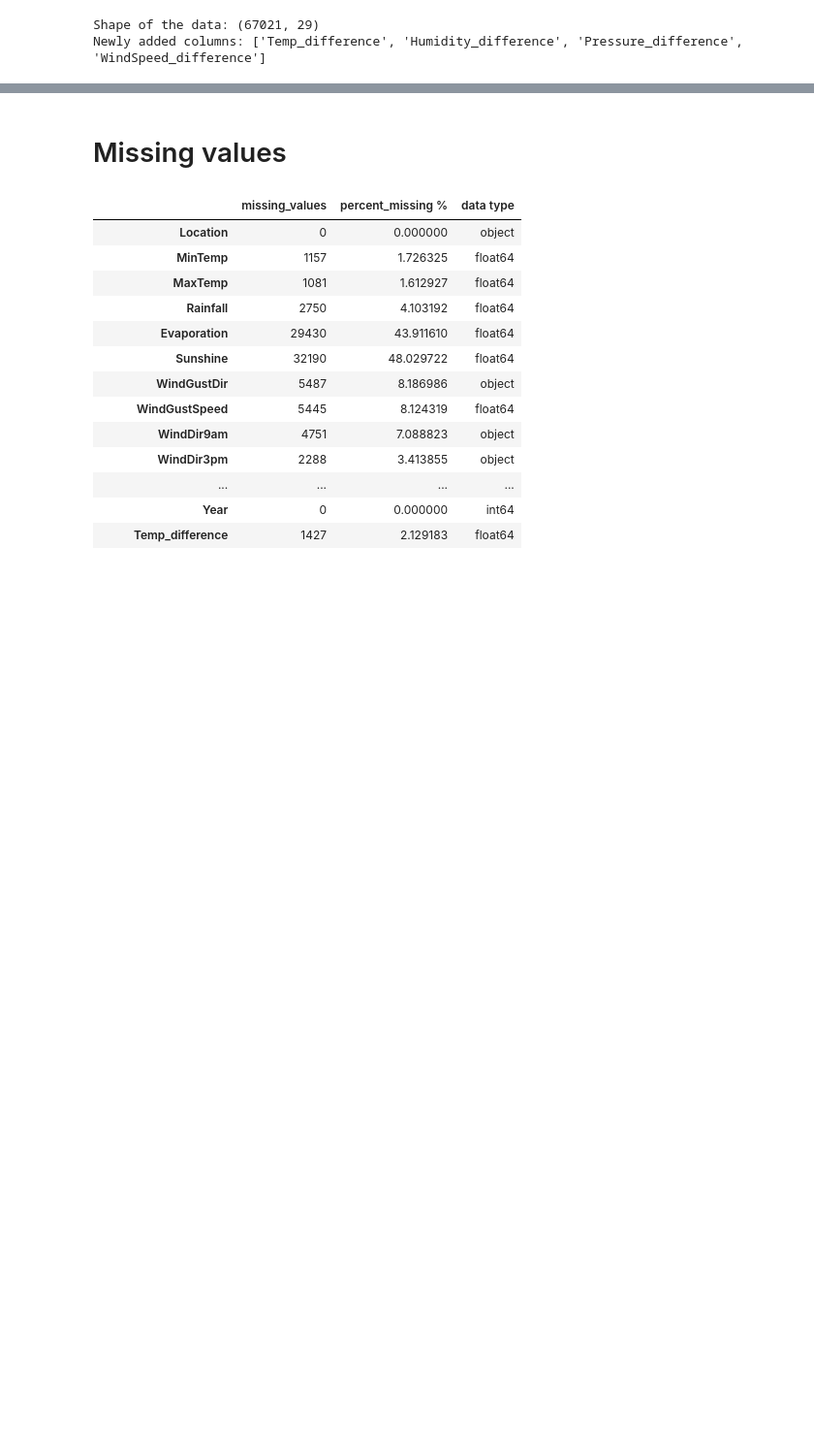
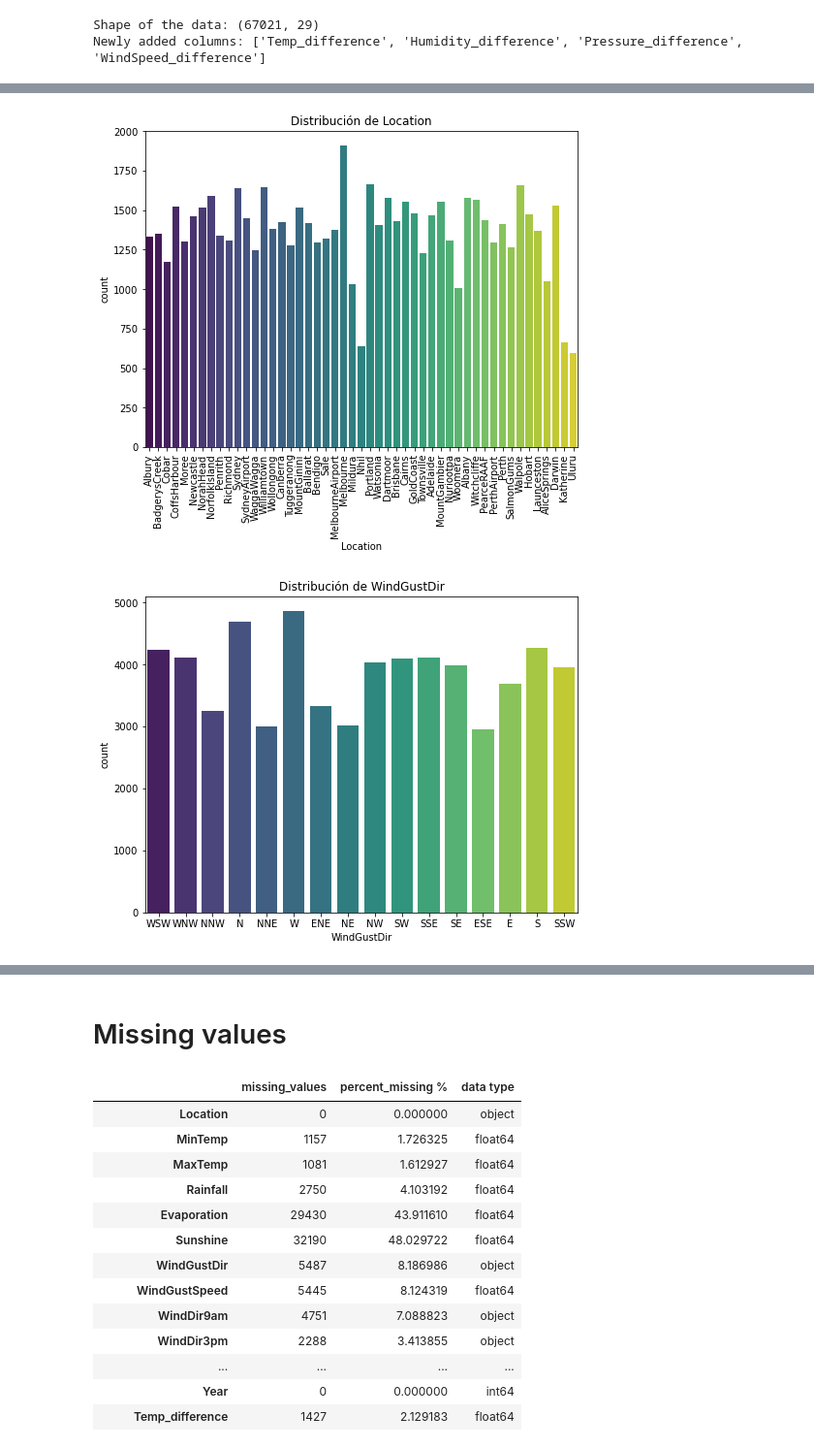
Before and after one commit to rogerbaiges/MLP-Model-Improvement-Project, a Jupyter notebook: src/MLP-improvement.ipynb, the cells around one changed output, grey strips where cells are left out. Shown at 97% size. Drawn from its saved outputs; the diff is of its cells as text; code cells hidden in the pictures; blank space fills up the shorter version.

```diff
--- a/src/MLP-improvement.ipynb
+++ b/src/MLP-improvement.ipynb
@@ -98,0 +176,17 @@ Newly added columns: ['Temp_difference', 'Humidity_difference', 'Pressure_differ
+# %%
+categorical_columns = rain_data.select_dtypes(include=['object']).columns
+#also include 'Cloud9am' and 'Cloud3am' as categorical variable
+categorical_columns = categorical_columns.append(pd.Index(['Cloud9am', 'Cloud3pm', 'RainToday', 'RainTomorrow']))
+
+#Exclude the 'Date' column
+
+for column in categorical_columns:
+    plt.figure(figsize=(8, 6))
+    sns.countplot(x=rain_data[column], palette="viridis")
+    plt.title(f'Distribución de {column}')
+    if column == 'Location':
+        plt.xticks(rotation=90)
+    plt.show()
+# %% [output]
+[figure, added]
+[figure, added]
```
Also changed, not shown: parts of 56 cells of this notebook, 3 other files.
